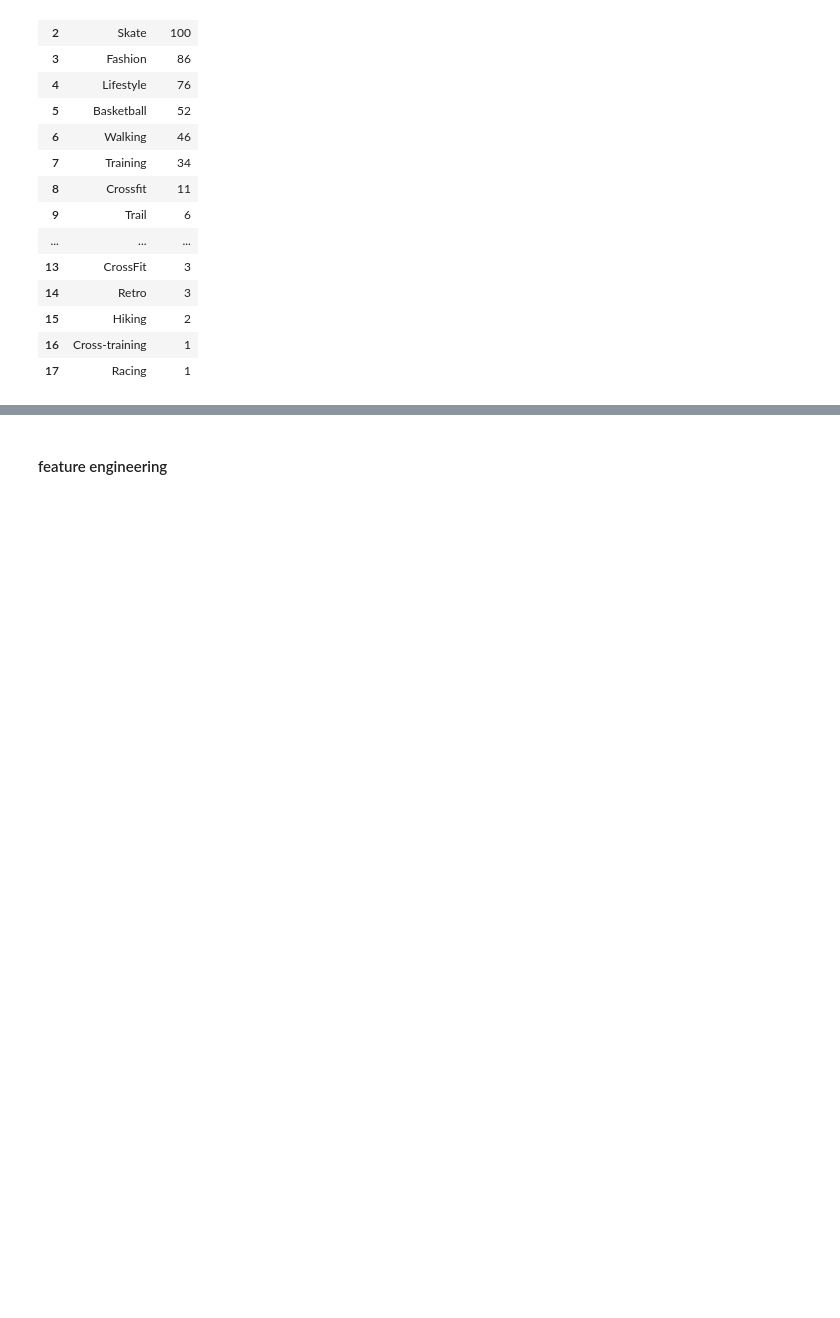
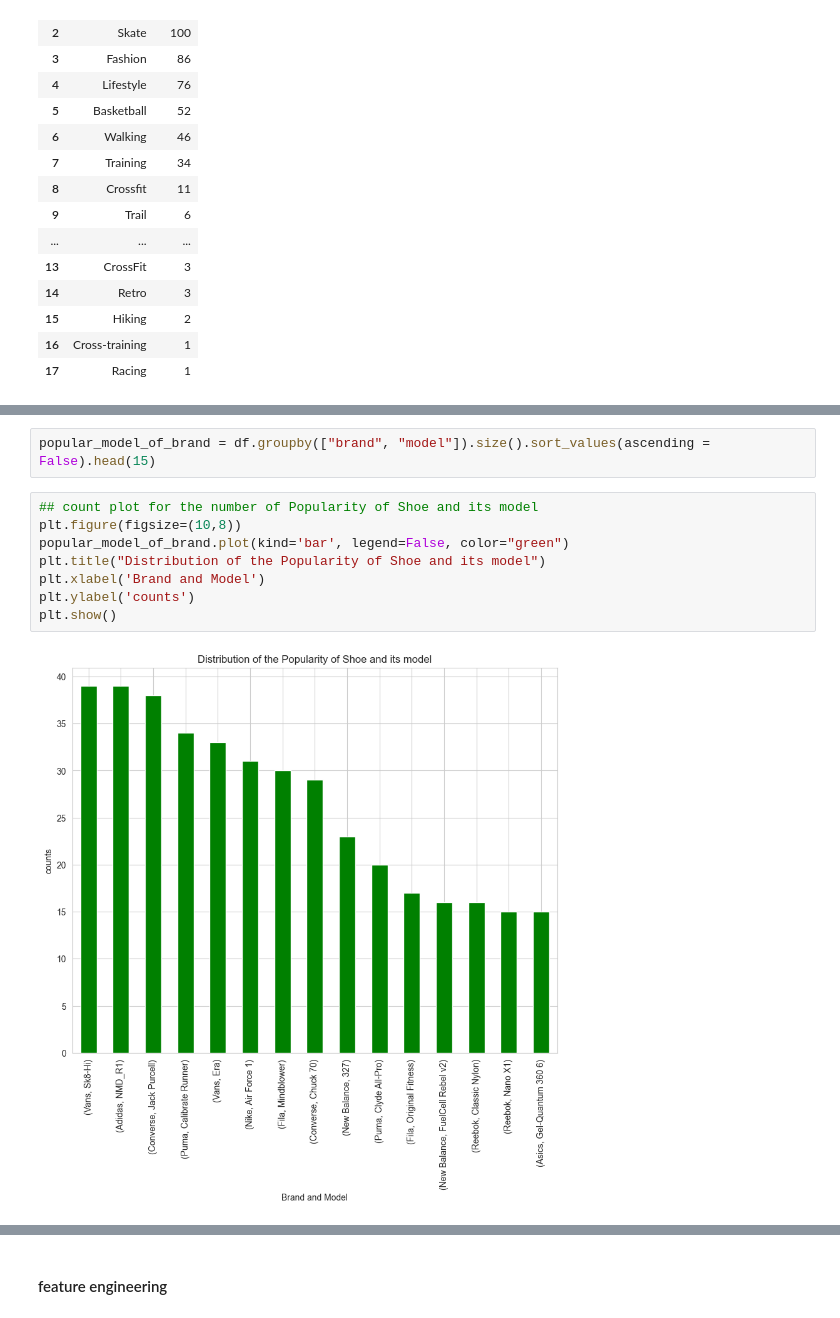
Before and after one commit to BishalJung7377/shoe_price, a Jupyter notebook: shoe_price.ipynb, the cells around one changed output, grey strips where cells are left out. Cells and saved outputs as stored; diff of their text form; blank space fills up the shorter version.

```diff
--- a/shoe_price.ipynb
+++ b/shoe_price.ipynb
@@ -293,0 +301,12 @@ plt.show()
+# %%
+popular_model_of_brand = df.groupby(["brand", "model"]).size().sort_values(ascending = False).head(15)
+# %%
+## count plot for the number of Popularity of Shoe and its model
+plt.figure(figsize=(10,8))
+popular_model_of_brand.plot(kind='bar', legend=False, color="green")
+plt.title("Distribution of the Popularity of Shoe and its model")
+plt.xlabel('Brand and Model')
+plt.ylabel('counts')
+plt.show()
+# %% [output]
+[figure, added]
```
Also changed, not shown: parts of 17 cells of this notebook.
